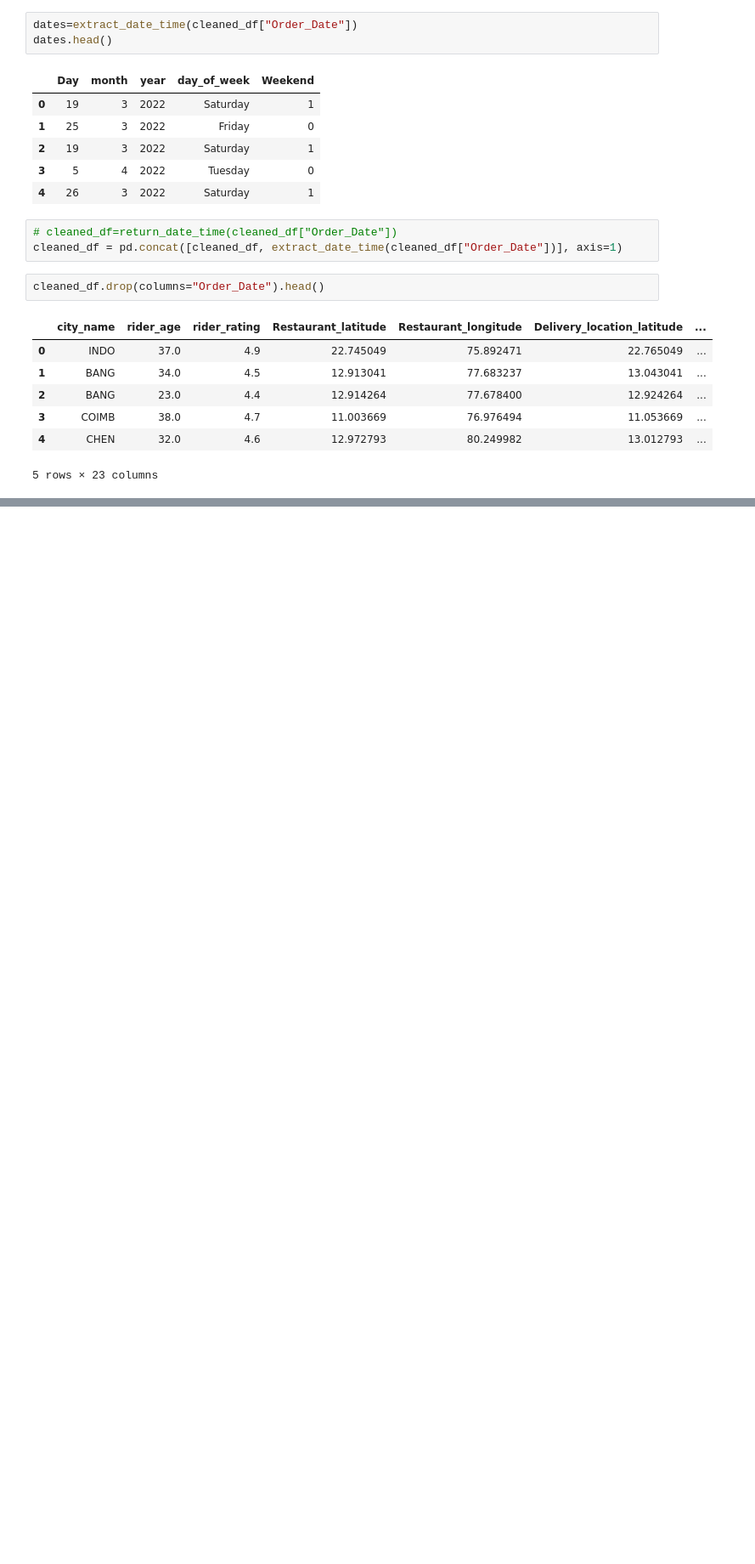
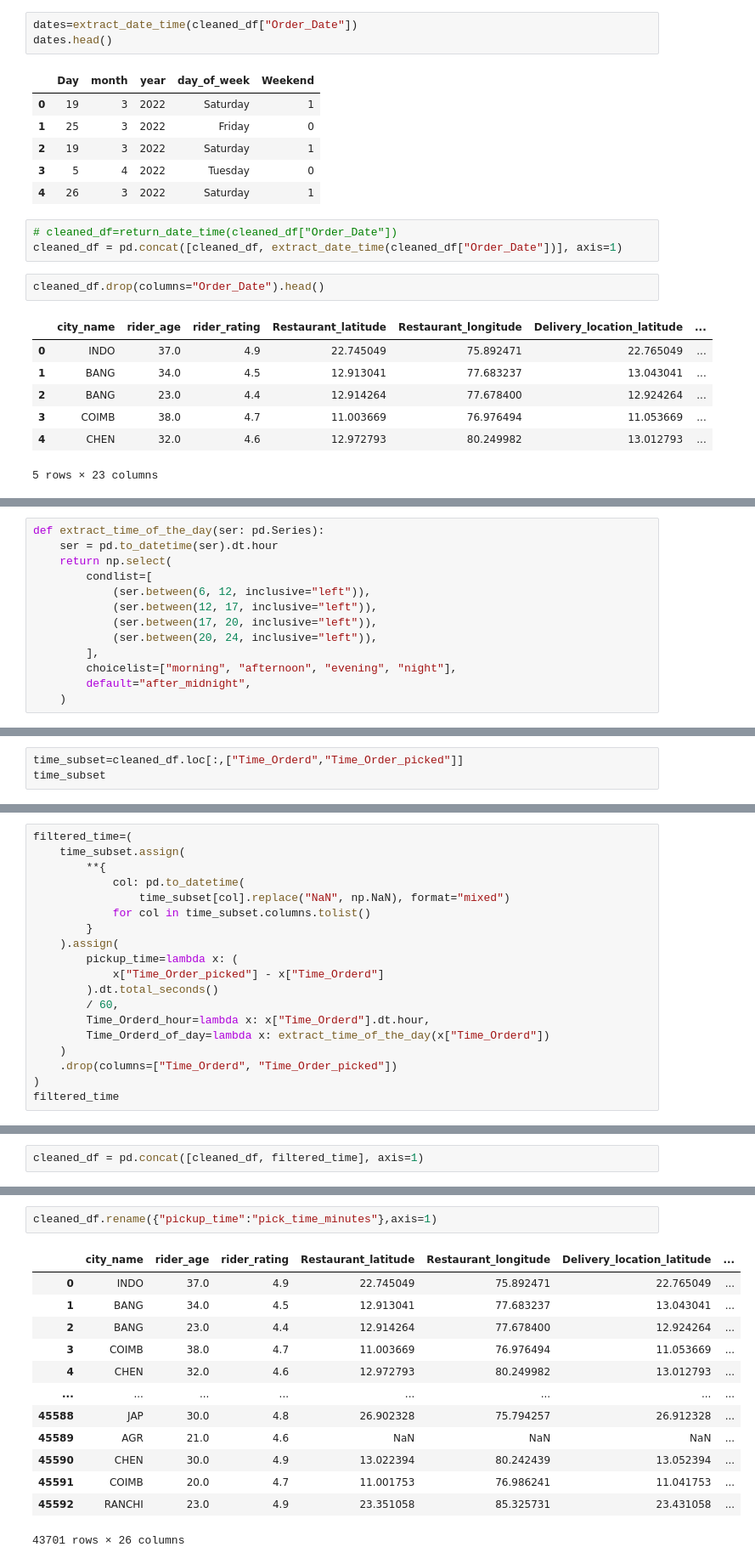
Before and after one commit to rabin20-04/delivery_time_prediction, a Jupyter notebook: delivery_t_pred.ipynb, the cells around one changed output, grey strips where cells are left out. Shown at 85% size. Drawn from its saved outputs; the diff is of its cells as text; blank space fills up the shorter version.

Commit message:
DC: ord_time

```diff
--- a/delivery_t_pred.ipynb
+++ b/delivery_t_pred.ipynb
@@ -699,0 +709,13 @@ cleaned_df.drop(columns="Order_Date").head()
+# %%
+def extract_time_of_the_day(ser: pd.Series):
+    ser = pd.to_datetime(ser).dt.hour
+    return np.select(
+        condlist=[
+            (ser.between(6, 12, inclusive="left")),
+            (ser.between(12, 17, inclusive="left")),
+            (ser.between(17, 20, inclusive="left")),
+            (ser.between(20, 24, inclusive="left")),
+        ],
+        choicelist=["morning", "afternoon", "evening", "night"],
+        default="after_midnight",
+    )
@@ -699,0 +724,3 @@ cleaned_df.drop(columns="Order_Date").head()
+# %%
+time_subset=cleaned_df.loc[:,["Time_Orderd","Time_Order_picked"]]
+time_subset
@@ -699,0 +747,19 @@ cleaned_df.drop(columns="Order_Date").head()
+# %%
+filtered_time=(
+    time_subset.assign(
+        **{
+            col: pd.to_datetime(
+                time_subset[col].replace("NaN", np.NaN), format="mixed")
+            for col in time_subset.columns.tolist()
+        }
+    ).assign(
+        pickup_time=lambda x: (
+            x["Time_Order_picked"] - x["Time_Orderd"]
+        ).dt.total_seconds()
+        / 60,
+        Time_Orderd_hour=lambda x: x["Time_Orderd"].dt.hour,
+        Time_Orderd_of_day=lambda x: extract_time_of_the_day(x["Time_Orderd"])
+    )
+    .drop(columns=["Time_Orderd", "Time_Order_picked"])
+)
+filtered_time
@@ -699,0 +780,2 @@ cleaned_df.drop(columns="Order_Date").head()
+# %%
+cleaned_df = pd.concat([cleaned_df, filtered_time], axis=1)
@@ -699,0 +792,16 @@ cleaned_df.drop(columns="Order_Date").head()
+# %%
+cleaned_df.rename({"pickup_time":"pick_time_minutes"},axis=1)
+# %% [output]
+|  | city_name | rider_age | rider_rating | Restaurant_latitude | Restaurant_longitude | Delivery_location_latitude | ... |
+| 0 | INDO | 37.0 | 4.9 | 22.745049 | 75.892471 | 22.765049 | ... |
+| 1 | BANG | 34.0 | 4.5 | 12.913041 | 77.683237 | 13.043041 | ... |
+| 2 | BANG | 23.0 | 4.4 | 12.914264 | 77.678400 | 12.924264 | ... |
+| 3 | COIMB | 38.0 | 4.7 | 11.003669 | 76.976494 | 11.053669 | ... |
+| 4 | CHEN | 32.0 | 4.6 | 12.972793 | 80.249982 | 13.012793 | ... |
+| ... | ... | ... | ... | ... | ... | ... | ... |
+| 45588 | JAP | 30.0 | 4.8 | 26.902328 | 75.794257 | 26.912328 | ... |
+| 45589 | AGR | 21.0 | 4.6 | NaN | NaN | NaN | ... |
+| 45590 | CHEN | 30.0 | 4.9 | 13.022394 | 80.242439 | 13.052394 | ... |
+| 45591 | COIMB | 20.0 | 4.7 | 11.001753 | 76.986241 | 11.041753 | ... |
+| 45592 | RANCHI | 23.0 | 4.9 | 23.351058 | 85.325731 | 23.431058 | ... |
+43701 rows × 26 columns
```
Also changed, not shown: parts of 13 cells of this notebook.
